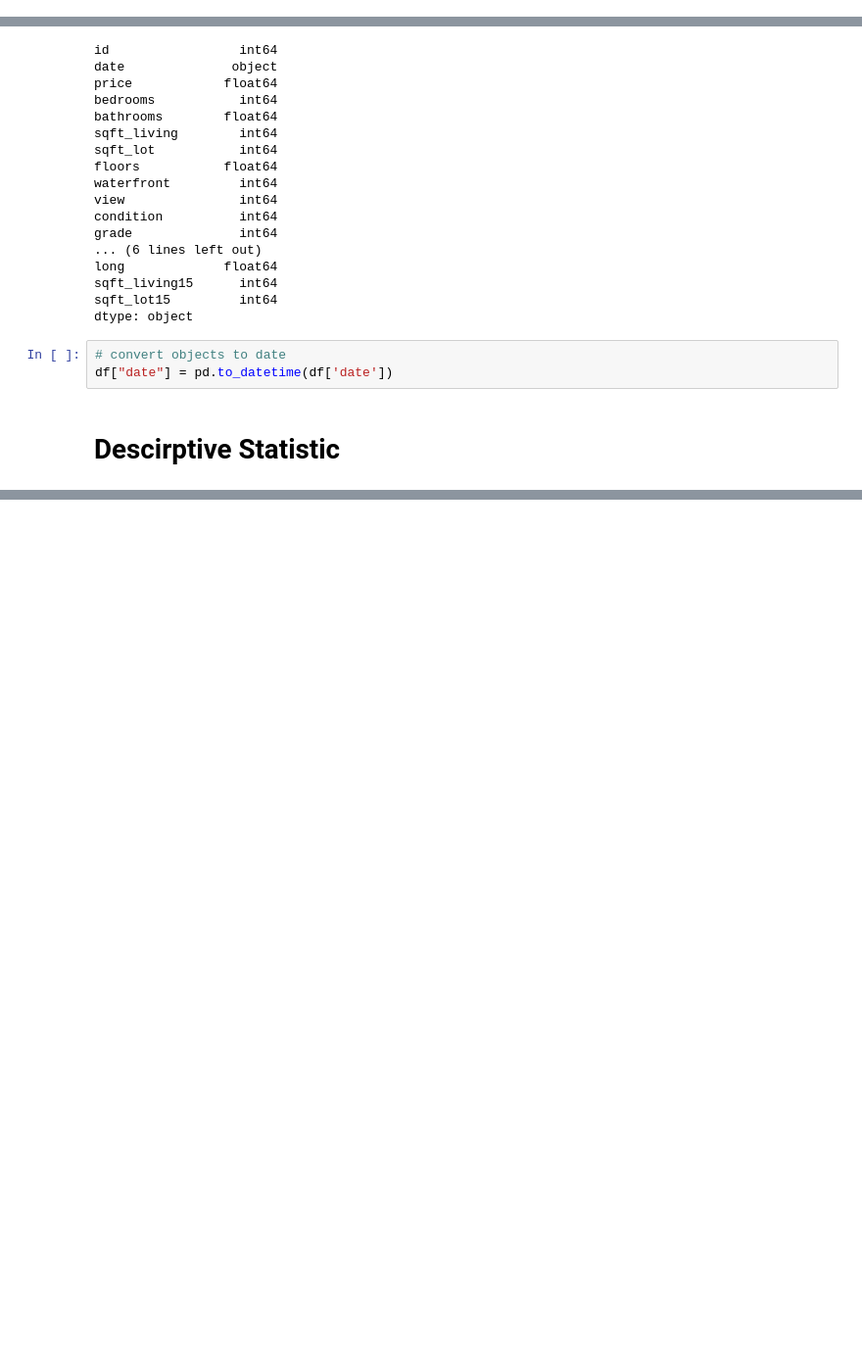
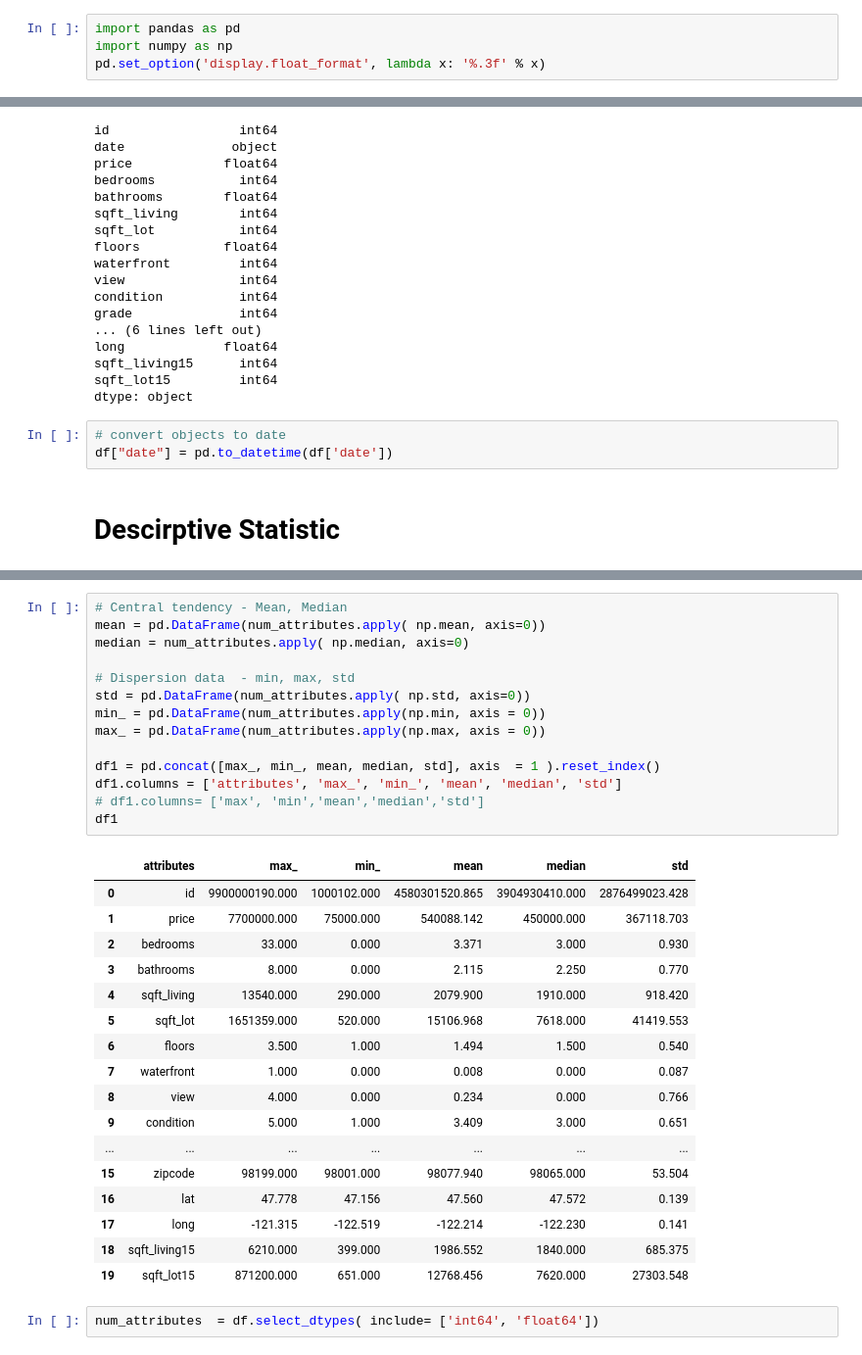
Before and after one commit to franciscofijamo/0-to-DS, a Jupyter notebook: book1-1.ipynb, the cells around one changed output, grey strips where cells are left out. Shown: that part at 98% size. Drawn from its saved outputs; the diff is of its cells as text; blank space fills up the shorter version.

Commit message:
creating new columns

```diff
--- a/book1-1.ipynb
+++ b/book1-1.ipynb
@@ -3,3 +1,7 @@ import pandas as pd
+# %%
+import pandas as pd
+import numpy as np
+pd.set_option('display.float_format', lambda x: '%.3f' % x)
 # %%
 # load datasets
 df = pd.read_csv("kc_house_data.csv")
@@ -59,0 +41,34 @@ dtype: object
+# %%
+# Central tendency - Mean, Median
+mean = pd.DataFrame(num_attributes.apply( np.mean, axis=0))
+median = num_attributes.apply( np.median, axis=0)
+
+# Dispersion data  - min, max, std
+std = pd.DataFrame(num_attributes.apply( np.std, axis=0))
+min_ = pd.DataFrame(num_attributes.apply(np.min, axis = 0))
+max_ = pd.DataFrame(num_attributes.apply(np.max, axis = 0))
+
+df1 = pd.concat([max_, min_, mean, median, std], axis  = 1 ).reset_index()
+df1.columns = ['attributes', 'max_', 'min_', 'mean', 'median', 'std']
+# df1.columns= ['max', 'min','mean','median','std']
+df1
+# %% [output]
+|  | attributes | max_ | min_ | mean | median | std |
+| 0 | id | 9900000190.000 | 1000102.000 | 4580301520.865 | 3904930410.000 | 2876499023.428 |
+| 1 | price | 7700000.000 | 75000.000 | 540088.142 | 450000.000 | 367118.703 |
+| 2 | bedrooms | 33.000 | 0.000 | 3.371 | 3.000 | 0.930 |
+| 3 | bathrooms | 8.000 | 0.000 | 2.115 | 2.250 | 0.770 |
+| 4 | sqft_living | 13540.000 | 290.000 | 2079.900 | 1910.000 | 918.420 |
+| 5 | sqft_lot | 1651359.000 | 520.000 | 15106.968 | 7618.000 | 41419.553 |
+| 6 | floors | 3.500 | 1.000 | 1.494 | 1.500 | 0.540 |
+| 7 | waterfront | 1.000 | 0.000 | 0.008 | 0.000 | 0.087 |
+| 8 | view | 4.000 | 0.000 | 0.234 | 0.000 | 0.766 |
+| 9 | condition | 5.000 | 1.000 | 3.409 | 3.000 | 0.651 |
+| ... | ... | ... | ... | ... | ... | ... |
+| 15 | zipcode | 98199.000 | 98001.000 | 98077.940 | 98065.000 | 53.504 |
+| 16 | lat | 47.778 | 47.156 | 47.560 | 47.572 | 0.139 |
+| 17 | long | -121.315 | -122.519 | -122.214 | -122.230 | 0.141 |
+| 18 | sqft_living15 | 6210.000 | 399.000 | 1986.552 | 1840.000 | 685.375 |
+| 19 | sqft_lot15 | 871200.000 | 651.000 | 12768.456 | 7620.000 | 27303.548 |
+# %%
+num_attributes  = df.select_dtypes( include= ['int64', 'float64'])
```
Also changed, not shown: parts of 7 cells of this notebook.
